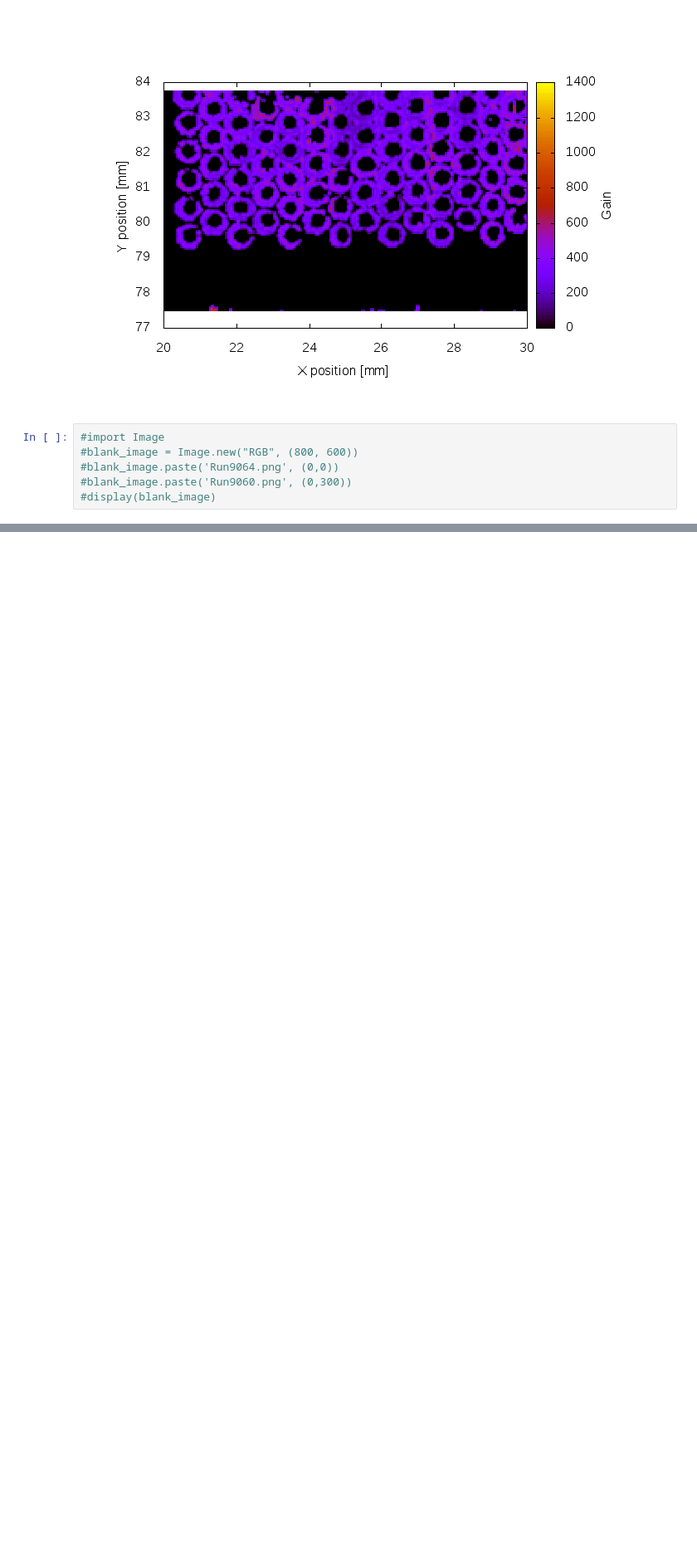
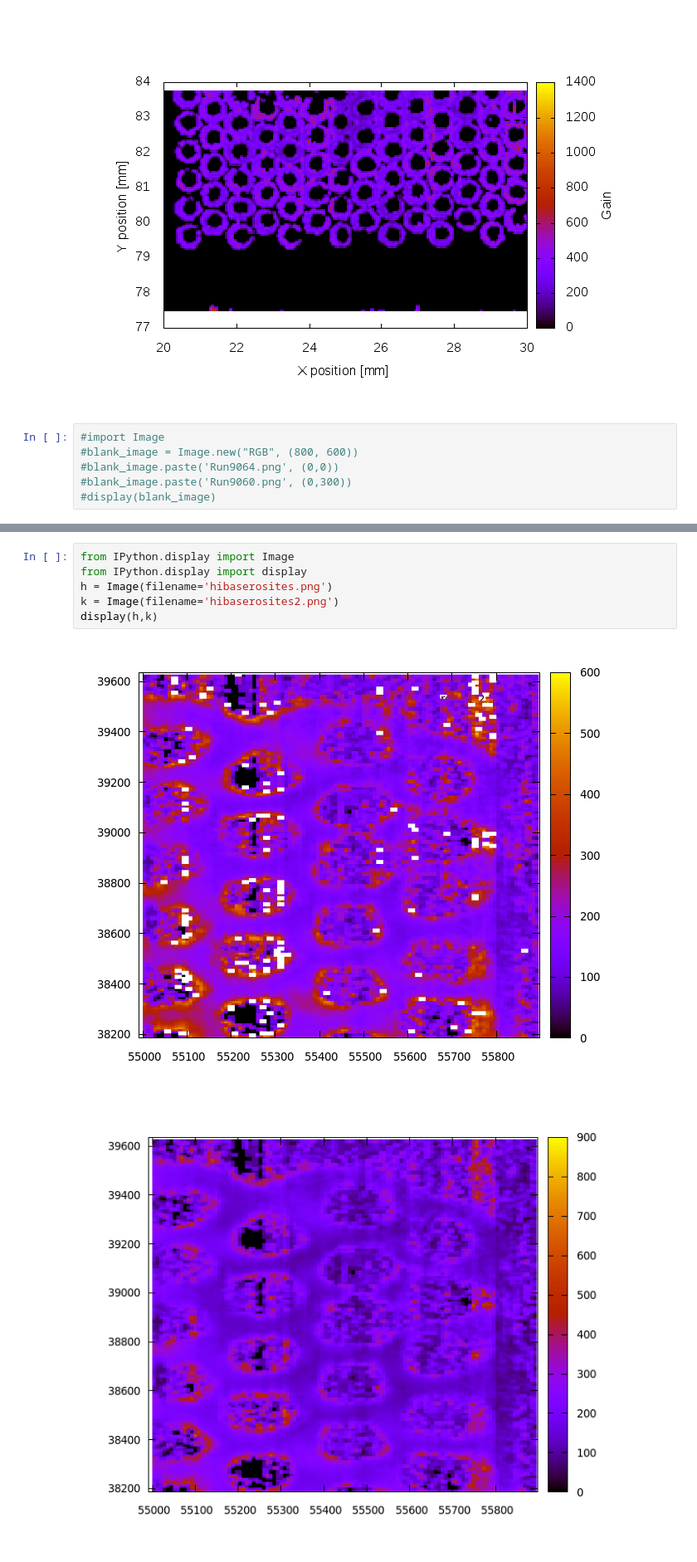
Before and after one commit to ggalgoczi/leopard, a Jupyter notebook: Tesztmérések.ipynb, the cells around one changed output, grey strips where cells are left out. Shown at 83% size. Saved outputs shown, nothing was run; the diff lists cells and outputs as text; blank space fills up the shorter version.

```diff
--- a/Tesztmérések.ipynb
+++ b/Tesztmérések.ipynb
@@ -49,0 +67,9 @@ display(i,h,k)
+# %%
+from IPython.display import Image
+from IPython.display import display
+h = Image(filename='hibaserosites.png')
+k = Image(filename='hibaserosites2.png')
+display(h,k)
+# %% [output]
+[figure, added]
+[figure, added]
```
Also changed, not shown: parts of 5 cells of this notebook.
